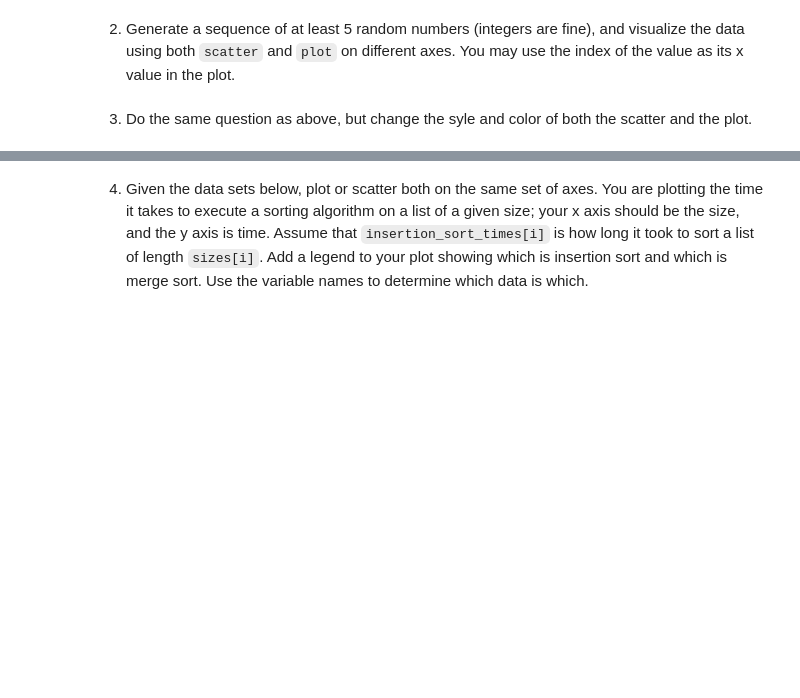
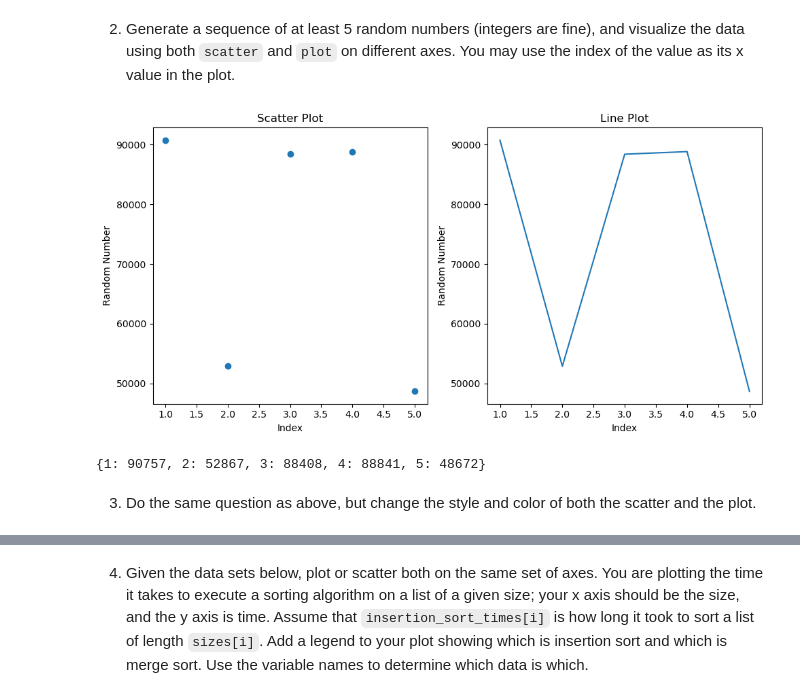
Before and after one commit to jrandl/pyplot, a Jupyter notebook: pyplot.ipynb, the cells around one changed output, grey strips where cells are left out. Cells and saved outputs as stored; diff of their text form; code cells hidden in the pictures; blank space fills up the shorter version.

Commit message:
did question 2 and question 3

```diff
--- a/pyplot.ipynb
+++ b/pyplot.ipynb
@@ -76,5 +76,37 @@ plt.show()
 [figure]
 # %% [markdown]
 2. Generate a sequence of at least 5 random numbers (integers are fine), and visualize the data using both `scatter` and `plot` on different axes.  You may use the index of the value as its x value in the plot.
+# %%
+import random
+import matplotlib.pyplot as plt
+
+numbers = {}
+
+for value in range(1, 6):
+    numbers.setdefault(value, random.randrange(1,100000))
+
+numbers_list = sorted(numbers.items())
+
+x, y = zip(*numbers_list)
+
+fig, (ax1, ax2) = plt.subplots(1, 2, figsize=(10, 5))
+
+ax1.scatter(x, y)
+ax1.set_title('Scatter Plot')
+ax1.set_xlabel('Index')
+ax1.set_ylabel('Random Number')
+
+ax2.plot(x, y)
+ax2.set_title('Line Plot')
+ax2.set_xlabel('Index')
+ax2.set_ylabel('Random Number')
+
+plt.tight_layout()
+plt.show()
+
+print(numbers)
+# %% [output]
+[figure, added]
+{1: 90757, 2: 52867, 3: 88408, 4: 88841, 5: 48672}
 # %% [markdown]
-3. Do the same question as above, but change the syle and color of both the scatter and the plot.
+3. Do the same question as above, but change the style and color of both the scatter and the plot.
```
Also changed, not shown: parts of 1 cell of this notebook.
